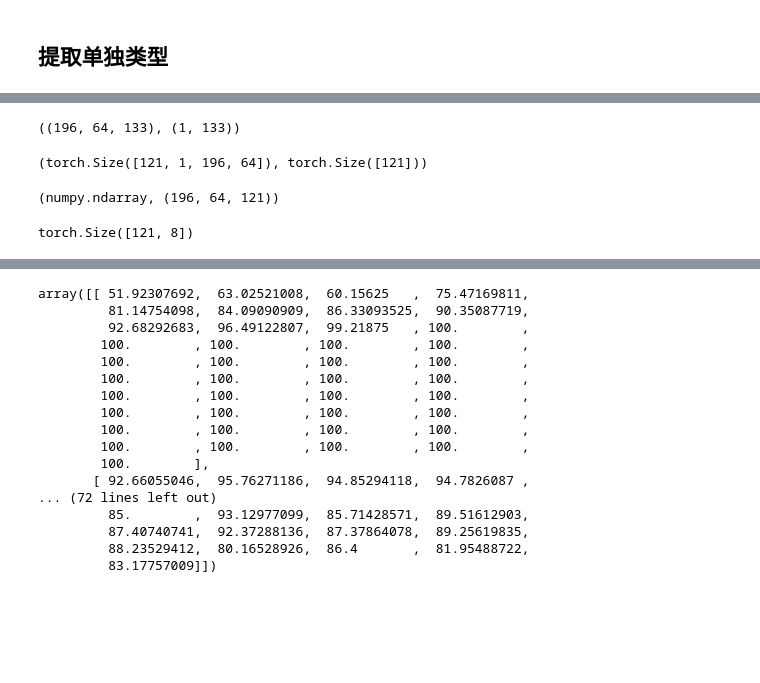
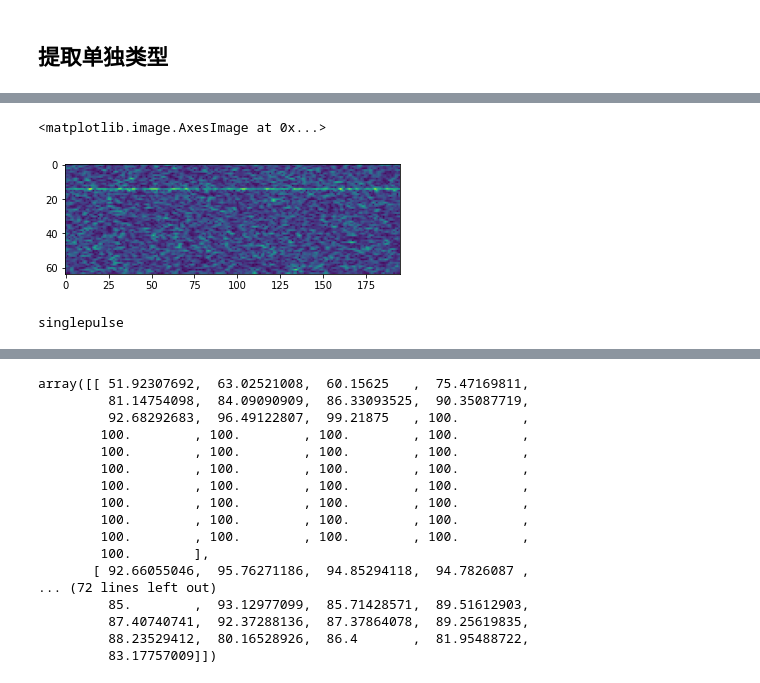
Before and after one commit to FEFD66/DeepMoreee, a Jupyter notebook: more/mod-test.ipynb, the cells around one changed output, grey strips where cells are left out. Drawn from its saved outputs; the diff is of its cells as text; code cells hidden in the pictures; blank space fills up the shorter version.

```diff
--- a/more/mod-test.ipynb
+++ b/more/mod-test.ipynb
@@ -85,5 +97,6 @@ name = ['singlepulse', 'freqdiv', 'LFM', 'QFM', '2FSK', '4FSK', 'BPSK', 'QPSK']
 # %%
-path = r"E:\train-full.h5"
+name = ['singlefreq', 'freqdiv', 'LFM', 'QFM', '2FSK', '4FSK', 'BPSK', 'QPSK']
+path = r"E:\test-large.h5"
 h5 = h5py.File(path)
 g_label = h5['sampleType'][:]
 g_data = h5['sampleData'][:, :, :]
@@ -133,16 +144,3 @@ x = getLoader(1, -10)
 # %%
 x, y = getData(1, -10)
 x.shape, y.shape
-# %% [output]
-((196, 64, 133), (1, 133))
-# %%
-img, label = next(iter(x))
-img.shape, label.shape
-# %% [output]
-(torch.Size([121, 1, 196, 64]), torch.Size([121]))
-# %%
-ids = filter(1, 2)
-x = g_data[:, :, ids].reshape(196, 64, -1)
-type(x), x.shape
-# %% [output]
-(numpy.ndarray, (196, 64, 121))
@@ -151,8 +147,17 @@ getData(1, -10)
-# %%
-output = net(img)
-output.shape
-# %% [output]
-torch.Size([121, 8])
+# %%
+x1=x[:,:,1]
+plt.imshow(x1.transpose())
+# %% [output]
+<matplotlib.image.AxesImage at 0x...>
+[figure, added]
+# %%
+x1.resize(1,1,195,64)
+xa=torch.tensor(x1,dtype=torch.float)
+y_hat=net(xa)
+pred=y_hat.data.max(1,keepdim=True)[1]
+print(name[pred])
+# %% [output]
+singlepulse
 # %%
 result = np.ndarray((8, 41))
 for n in range(1, 1 + len(name)):
```
Also changed, not shown: parts of 8 cells of this notebook.
